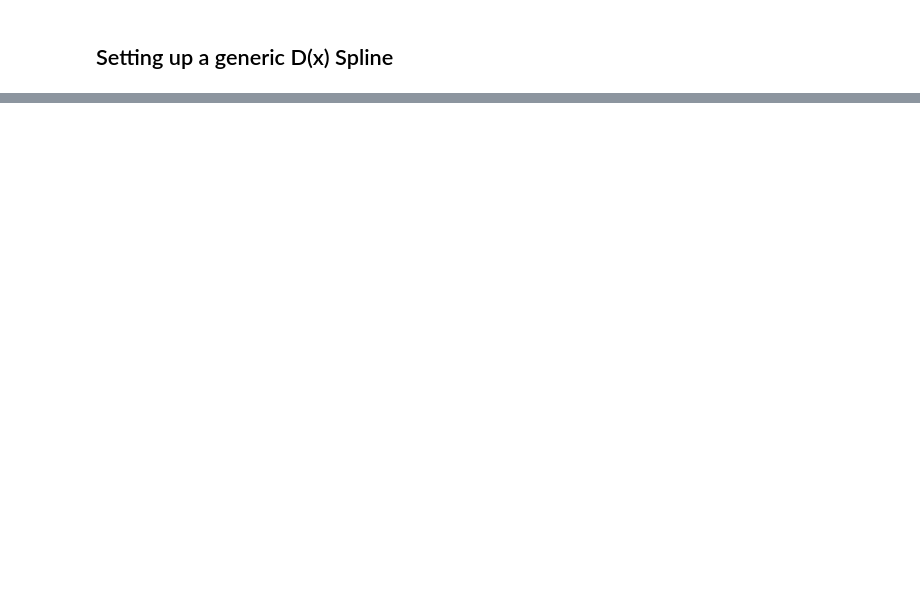
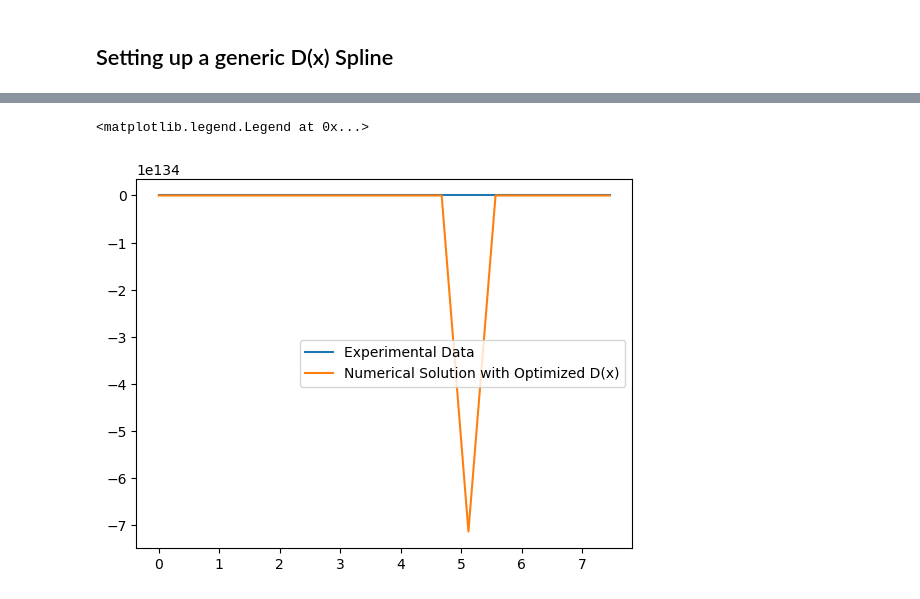
Before and after one commit to william-dove/Diffusion-Modeling, a Jupyter notebook: DopantUptake.ipynb, the cells around one changed output, grey strips where cells are left out. Cells and saved outputs as stored; diff of their text form; code cells hidden in the pictures; blank space fills up the shorter version.

```diff
--- a/DopantUptake.ipynb
+++ b/DopantUptake.ipynb
@@ -1172,0 +1318,12 @@ array([[0.        , 0.        , 0.        , 0.        , 0.        ,
+# %%
+D = f
+
+fitted_uptake_data = num_uptake(C0, D, k, L, times, Nx=50, Nt=50)
+# %%
+plt.plot(times, m_exp, label='Experimental Data')
+plt.plot(times, fitted_uptake_data, label='Numerical Solution with Optimized D(x)')
+
+plt.legend()
+# %% [output]
+<matplotlib.legend.Legend at 0x...>
+[figure, added]
```
Also changed, not shown: parts of 30 cells of this notebook.
